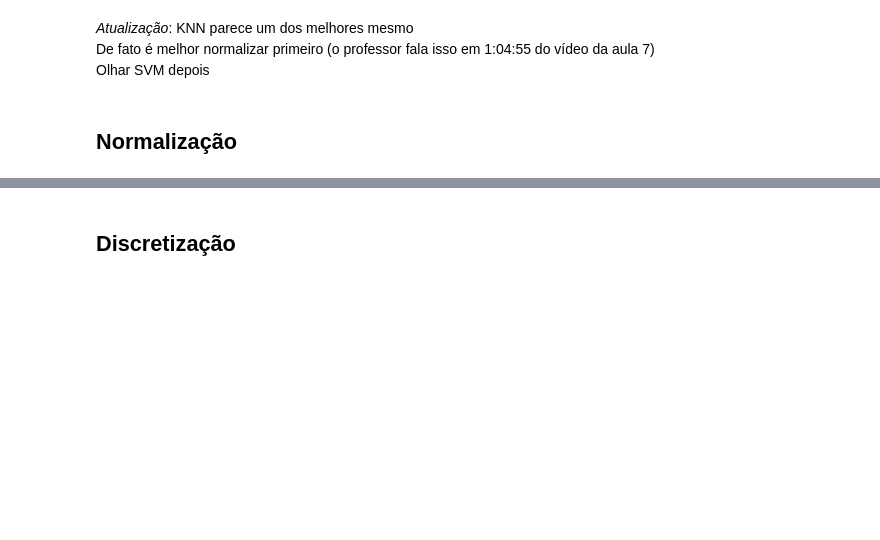
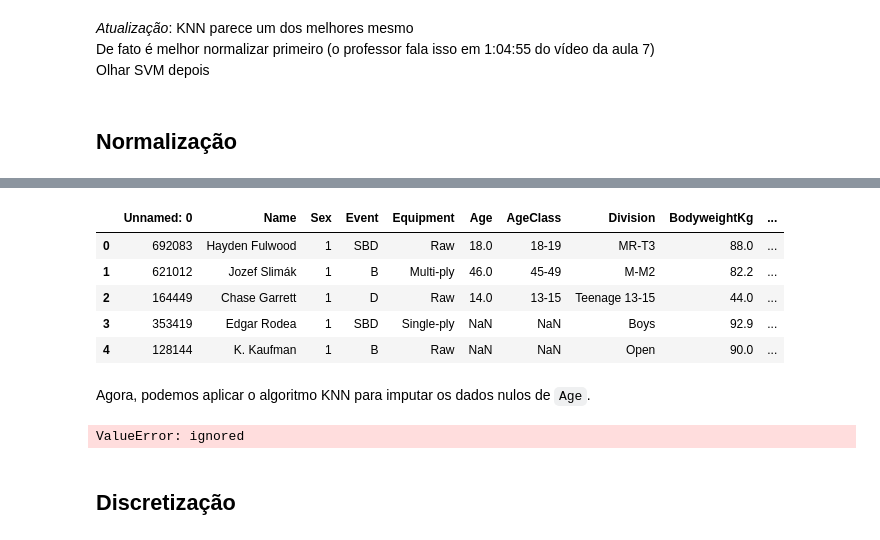
Before and after one commit to RafaelBNN/if697, a Jupyter notebook: ProjetoIF697.ipynb, the cells around one changed output, grey strips where cells are left out. Saved outputs shown, nothing was run; the diff lists cells and outputs as text; code cells hidden in the pictures; blank space fills up the shorter version.

```diff
--- a/ProjetoIF697.ipynb
+++ b/ProjetoIF697.ipynb
@@ -423,8 +422,8 @@ def meanAgeClass(agecl): # A ideia aqui eh passar o atributo AgeClass de cada re
     return np.mean([int(x),int(y)])
 
 
-mask = (df2['Age'].isnull())&(df2['Age']!='80-999')&(df2['AgeClass'].notnull()) #
-df2.loc[mask, 'Age'] = df2[mask].apply(lambda row: meanAgeClass(row['AgeClass']), axis=1)
+mask = (df['Age'].isnull())&(df['Age']!='80-999')&(df['AgeClass'].notnull()) # Queremos os registros em que 'Age' é nulo, 'AgeClass' não-nulo e 'AgeClass'!=80-999
+df.loc[mask, 'Age'] = df[mask].apply(lambda row: meanAgeClass(row['AgeClass']), axis=1)
 # %% [markdown]
 Assim, fizemos a imputação de acordo com a média de `AgeClass`. A célula a seguir confirma que a imputação ocorreu com sucesso.
 # %%
@@ -519,0 +542,22 @@ houses['price_norm'].describe()
+# %%
+# Normalizando as colunas citadas entre -1 e 1
+
+df['Best3SquatKg_norm'] = ((df['Best3SquatKg'] - df['Best3SquatKg'].min()) / (df['Best3SquatKg'].max() - df['Best3SquatKg'].min())*2) -1
+df['Best3BenchKg_norm'] = ((df['Best3BenchKg'] - df['Best3BenchKg'].min()) / (df['Best3BenchKg'].max() - df['Best3BenchKg'].min())*2) -1
+df['Best3DeadliftKg_norm'] = ((df['Best3DeadliftKg'] - df['Best3DeadliftKg'].min()) / (df['Best3DeadliftKg'].max() - df['Best3DeadliftKg'].min())*2) -1
+df['BodyweightKg_norm'] = ((df['BodyweightKg'] - df['BodyweightKg'].min()) / (df['BodyweightKg'].max() - df['BodyweightKg'].min())*2) -1
+# %%
+# Representando 'Sex' com numeros inteiros
+
+df['Sex'] = df['Sex'].cat.codes
+# %%
+df.head()
+# %% [output]
+|  | Unnamed: 0 | Name | Sex | Event | Equipment | Age | AgeClass | Division | BodyweightKg | ... |
+| 0 | 692083 | Hayden Fulwood | 1 | SBD | Raw | 18.0 | 18-19 | MR-T3 | 88.0 | ... |
+| 1 | 621012 | Jozef Slimák | 1 | B | Multi-ply | 46.0 | 45-49 | M-M2 | 82.2 | ... |
+| 2 | 164449 | Chase Garrett | 1 | D | Raw | 14.0 | 13-15 | Teenage 13-15 | 44.0 | ... |
+| 3 | 353419 | Edgar Rodea | 1 | SBD | Single-ply | NaN | NaN | Boys | 92.9 | ... |
+| 4 | 128144 | K. Kaufman | 1 | B | Raw | NaN | NaN | Open | 90.0 | ... |
+# %% [markdown]
+Agora, podemos aplicar o algoritmo KNN para imputar os dados nulos de `Age`.
@@ -520,3 +570,11 @@ houses['price_norm'].describe()
+# %%
+df_knn = KNN(k=3).fit_transform(df)
+
+#mask = (df[(df['Age'].isnull())&(df['Best3BenchKg'].notnull())&(df['Best3DeadliftKg'].notnull())&(df['Best3SquatKg'].notnull())&(df['BodyweightKg'].notnull())&(df['Sex'].notnull())])
+#df_knn = KNN(k=3).fit_transform(df.loc[mask])
+#df_knn = KNN(k=3).fit_transform(df.loc[mask, 'Age'])
+# %% [output]
+ValueError: ignored
 # %% [markdown]
 ## Discretização
 # %% [markdown]
```
Also changed, not shown: parts of 17 cells of this notebook.
